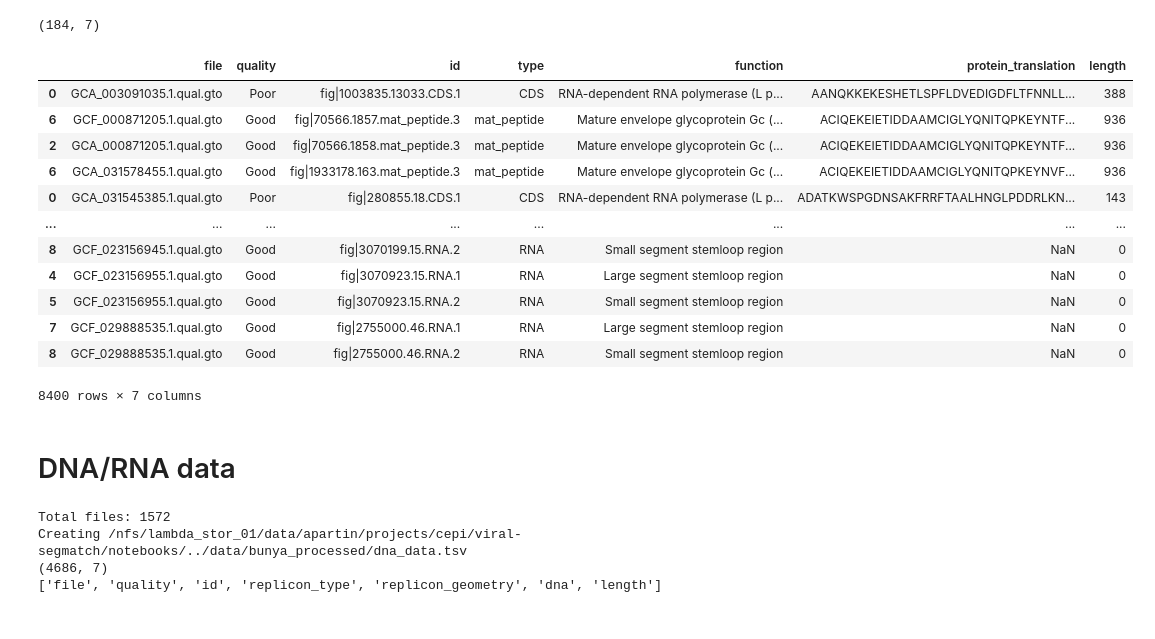
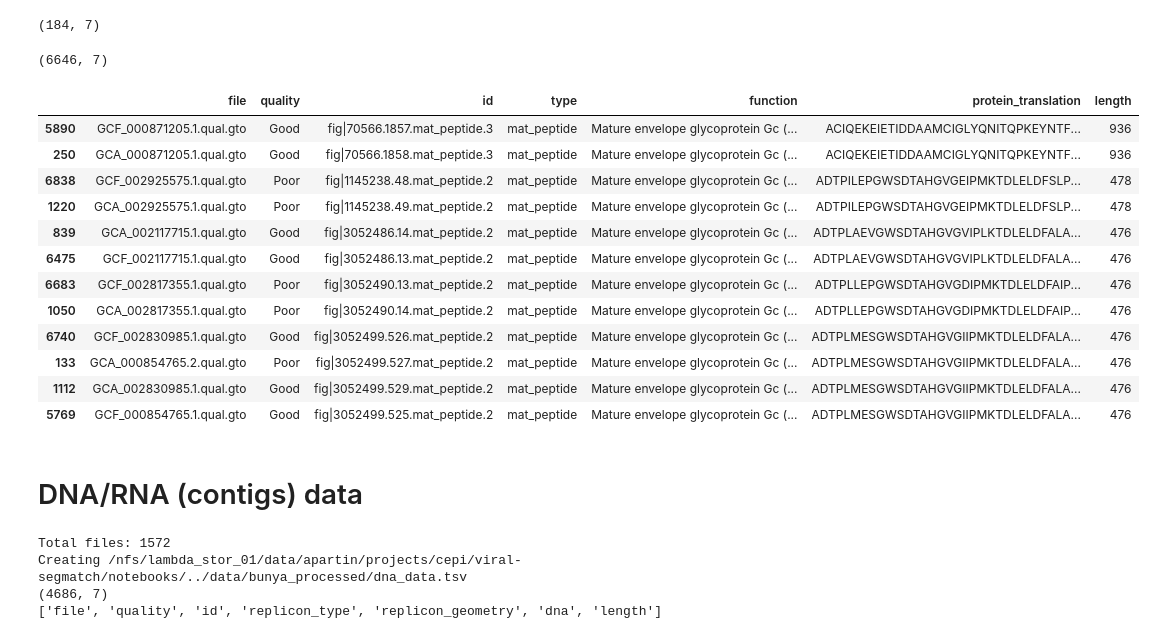
Before and after one commit to adpartin/viral-segmatch, a Jupyter notebook: notebooks/bunyas.ipynb, the cells around one changed output. Cells and saved outputs as stored; diff of their text form; code cells hidden in the pictures.

```diff
--- a/notebooks/bunyas.ipynb
+++ b/notebooks/bunyas.ipynb
@@ -234,25 +254,28 @@ no_prot_df.to_csv(output_dir / 'no_protein_data.tsv', sep='\t', index=False)
 # %% [output]
 (184, 7)
-# %%
-# Check duplicates
-prot_df = prot_df.sort_values(['protein_translation'])
-prot_df
-# %% [output]
-|  | file | quality | id | type | function | protein_translation | length |
-| 0 | GCA_003091035.1.qual.gto | Poor | fig|1003835.13033.CDS.1 | CDS | RNA-dependent RNA polymerase (L p... | AANQKKEKESHETLSPFLDVEDIGDFLTFNNLL... | 388 |
-| 6 | GCF_000871205.1.qual.gto | Good | fig|70566.1857.mat_peptide.3 | mat_peptide | Mature envelope glycoprotein Gc (... | ACIQEKEIETIDDAAMCIGLYQNITQPKEYNTF... | 936 |
-| 2 | GCA_000871205.1.qual.gto | Good | fig|70566.1858.mat_peptide.3 | mat_peptide | Mature envelope glycoprotein Gc (... | ACIQEKEIETIDDAAMCIGLYQNITQPKEYNTF... | 936 |
-| 6 | GCA_031578455.1.qual.gto | Good | fig|1933178.163.mat_peptide.3 | mat_peptide | Mature envelope glycoprotein Gc (... | ACIQEKEIETIDDAAMCIGLYQNITQPKEYNVF... | 936 |
-| 0 | GCA_031545385.1.qual.gto | Poor | fig|280855.18.CDS.1 | CDS | RNA-dependent RNA polymerase (L p... | ADATKWSPGDNSAKFRRFTAALHNGLPDDRLKN... | 143 |
-| ... | ... | ... | ... | ... | ... | ... | ... |
-| 8 | GCF_023156945.1.qual.gto | Good | fig|3070199.15.RNA.2 | RNA | Small segment stemloop region | NaN | 0 |
-| 4 | GCF_023156955.1.qual.gto | Good | fig|3070923.15.RNA.1 | RNA | Large segment stemloop region | NaN | 0 |
-| 5 | GCF_023156955.1.qual.gto | Good | fig|3070923.15.RNA.2 | RNA | Small segment stemloop region | NaN | 0 |
-| 7 | GCF_029888535.1.qual.gto | Good | fig|2755000.46.RNA.1 | RNA | Large segment stemloop region | NaN | 0 |
-| 8 | GCF_029888535.1.qual.gto | Good | fig|2755000.46.RNA.2 | RNA | Small segment stemloop region | NaN | 0 |
-8400 rows × 7 columns
+# %%
+# Check duplicates
+dups = prot_df[prot_df.duplicated(subset=['protein_translation'], keep=False)].sort_values(['protein_translation'])
+dups.to_csv(output_dir / 'protein_duplicates.tsv', sep='\t', index=False)
+print(dups.shape)
+dups[:12]
+# %% [output]
+(6646, 7)
+|  | file | quality | id | type | function | protein_translation | length |
+| 5890 | GCF_000871205.1.qual.gto | Good | fig|70566.1857.mat_peptide.3 | mat_peptide | Mature envelope glycoprotein Gc (... | ACIQEKEIETIDDAAMCIGLYQNITQPKEYNTF... | 936 |
+| 250 | GCA_000871205.1.qual.gto | Good | fig|70566.1858.mat_peptide.3 | mat_peptide | Mature envelope glycoprotein Gc (... | ACIQEKEIETIDDAAMCIGLYQNITQPKEYNTF... | 936 |
+| 6838 | GCF_002925575.1.qual.gto | Poor | fig|1145238.48.mat_peptide.2 | mat_peptide | Mature envelope glycoprotein Gc (... | ADTPILEPGWSDTAHGVGEIPMKTDLELDFSLP... | 478 |
+| 1220 | GCA_002925575.1.qual.gto | Poor | fig|1145238.49.mat_peptide.2 | mat_peptide | Mature envelope glycoprotein Gc (... | ADTPILEPGWSDTAHGVGEIPMKTDLELDFSLP... | 478 |
+| 839 | GCA_002117715.1.qual.gto | Good | fig|3052486.14.mat_peptide.2 | mat_peptide | Mature envelope glycoprotein Gc (... | ADTPLAEVGWSDTAHGVGVIPLKTDLELDFALA... | 476 |
+| 6475 | GCF_002117715.1.qual.gto | Good | fig|3052486.13.mat_peptide.2 | mat_peptide | Mature envelope glycoprotein Gc (... | ADTPLAEVGWSDTAHGVGVIPLKTDLELDFALA... | 476 |
+| 6683 | GCF_002817355.1.qual.gto | Poor | fig|3052490.13.mat_peptide.2 | mat_peptide | Mature envelope glycoprotein Gc (... | ADTPLLEPGWSDTAHGVGDIPMKTDLELDFAIP... | 476 |
+| 1050 | GCA_002817355.1.qual.gto | Poor | fig|3052490.14.mat_peptide.2 | mat_peptide | Mature envelope glycoprotein Gc (... | ADTPLLEPGWSDTAHGVGDIPMKTDLELDFAIP... | 476 |
+| 6740 | GCF_002830985.1.qual.gto | Good | fig|3052499.526.mat_peptide.2 | mat_peptide | Mature envelope glycoprotein Gc (... | ADTPLMESGWSDTAHGVGIIPMKTDLELDFALA... | 476 |
+| 133 | GCA_000854765.2.qual.gto | Poor | fig|3052499.527.mat_peptide.2 | mat_peptide | Mature envelope glycoprotein Gc (... | ADTPLMESGWSDTAHGVGIIPMKTDLELDFALA... | 476 |
+| 1112 | GCA_002830985.1.qual.gto | Good | fig|3052499.529.mat_peptide.2 | mat_peptide | Mature envelope glycoprotein Gc (... | ADTPLMESGWSDTAHGVGIIPMKTDLELDFALA... | 476 |
+| 5769 | GCF_000854765.1.qual.gto | Good | fig|3052499.525.mat_peptide.2 | mat_peptide | Mature envelope glycoprotein Gc (... | ADTPLMESGWSDTAHGVGIIPMKTDLELDFALA... | 476 |
 # %% [markdown]
-# DNA/RNA data
+# DNA/RNA (contigs) data
 # %%
 def get_dna_data_from_gto(gto_file_path):
     """
```
Also changed, not shown: parts of 24 cells of this notebook.
